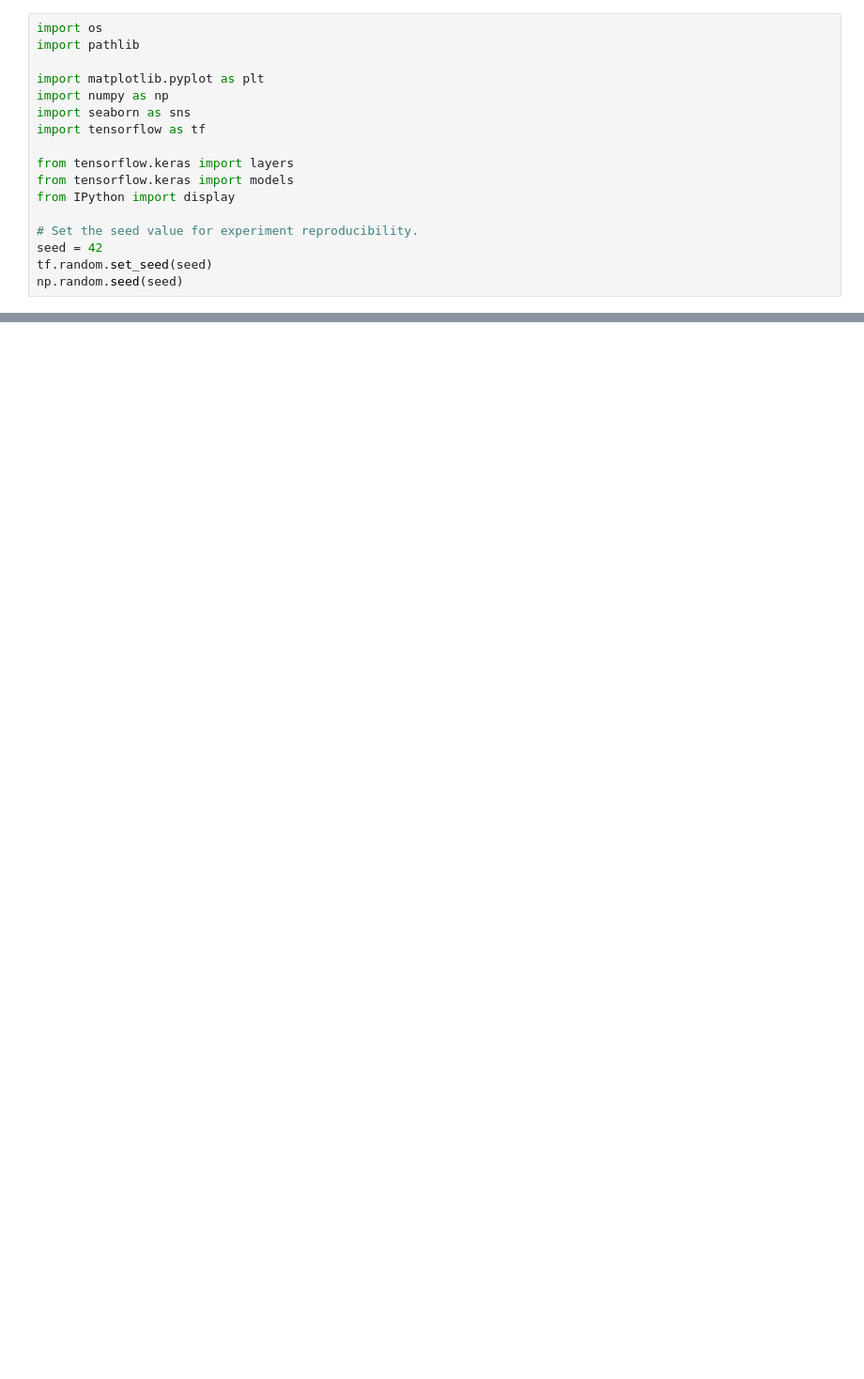
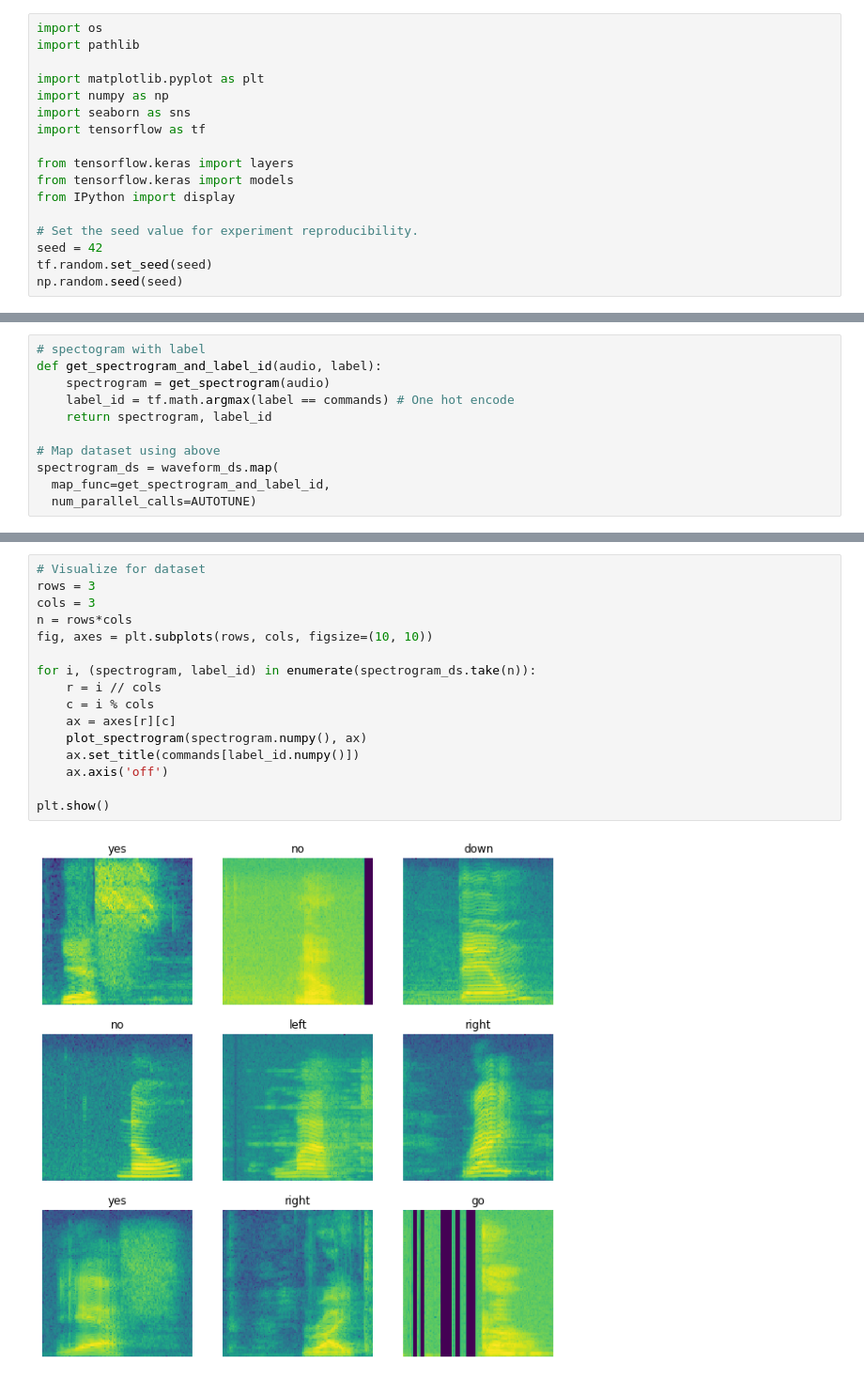
Before and after one commit to urd00m/AI-Projects, a Jupyter notebook: tensorflow_play/audio_tf/simple_audio_recognition.ipynb, the cells around one changed output, grey strips where cells are left out. Shown: that part at 94% size. Cells and saved outputs as stored; diff of their text form; blank space fills up the shorter version.

```diff
--- a/tensorflow_play/audio_tf/simple_audio_recognition.ipynb
+++ b/tensorflow_play/audio_tf/simple_audio_recognition.ipynb
@@ -31,0 +203,11 @@ Downloading data from http://storage.googleapis.com/download.tensorflow.org/data
+# %%
+# spectogram with label
+def get_spectrogram_and_label_id(audio, label):
+    spectrogram = get_spectrogram(audio)
+    label_id = tf.math.argmax(label == commands) # One hot encode
+    return spectrogram, label_id
+
+# Map dataset using above
+spectrogram_ds = waveform_ds.map(
+  map_func=get_spectrogram_and_label_id,
+  num_parallel_calls=AUTOTUNE)
@@ -31,0 +223,18 @@ Downloading data from http://storage.googleapis.com/download.tensorflow.org/data
+# %%
+# Visualize for dataset
+rows = 3
+cols = 3
+n = rows*cols
+fig, axes = plt.subplots(rows, cols, figsize=(10, 10))
+
+for i, (spectrogram, label_id) in enumerate(spectrogram_ds.take(n)):
+    r = i // cols
+    c = i % cols
+    ax = axes[r][c]
+    plot_spectrogram(spectrogram.numpy(), ax)
+    ax.set_title(commands[label_id.numpy()])
+    ax.axis('off')
+
+plt.show()
+# %% [output]
+[figure, added]
```
Also changed, not shown: parts of 21 cells of this notebook, 1 other file.
